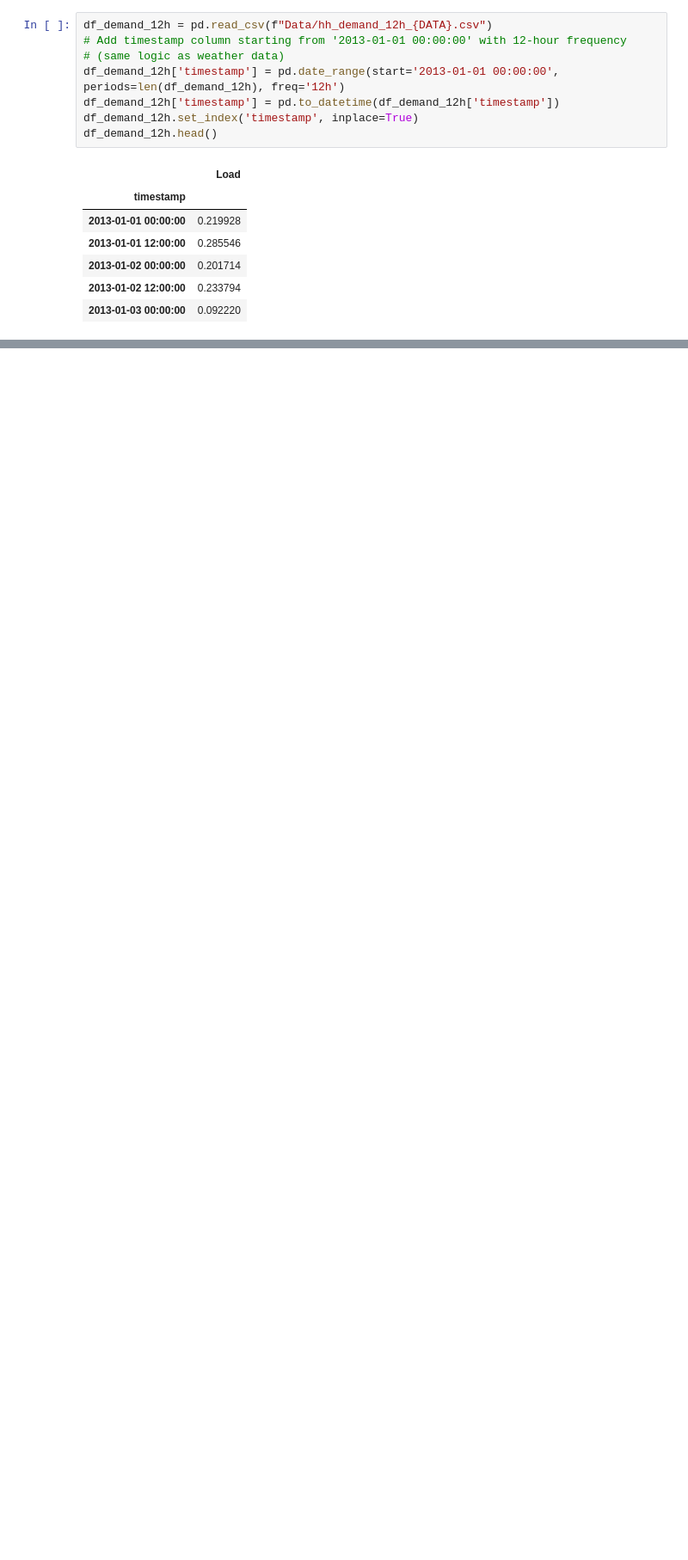
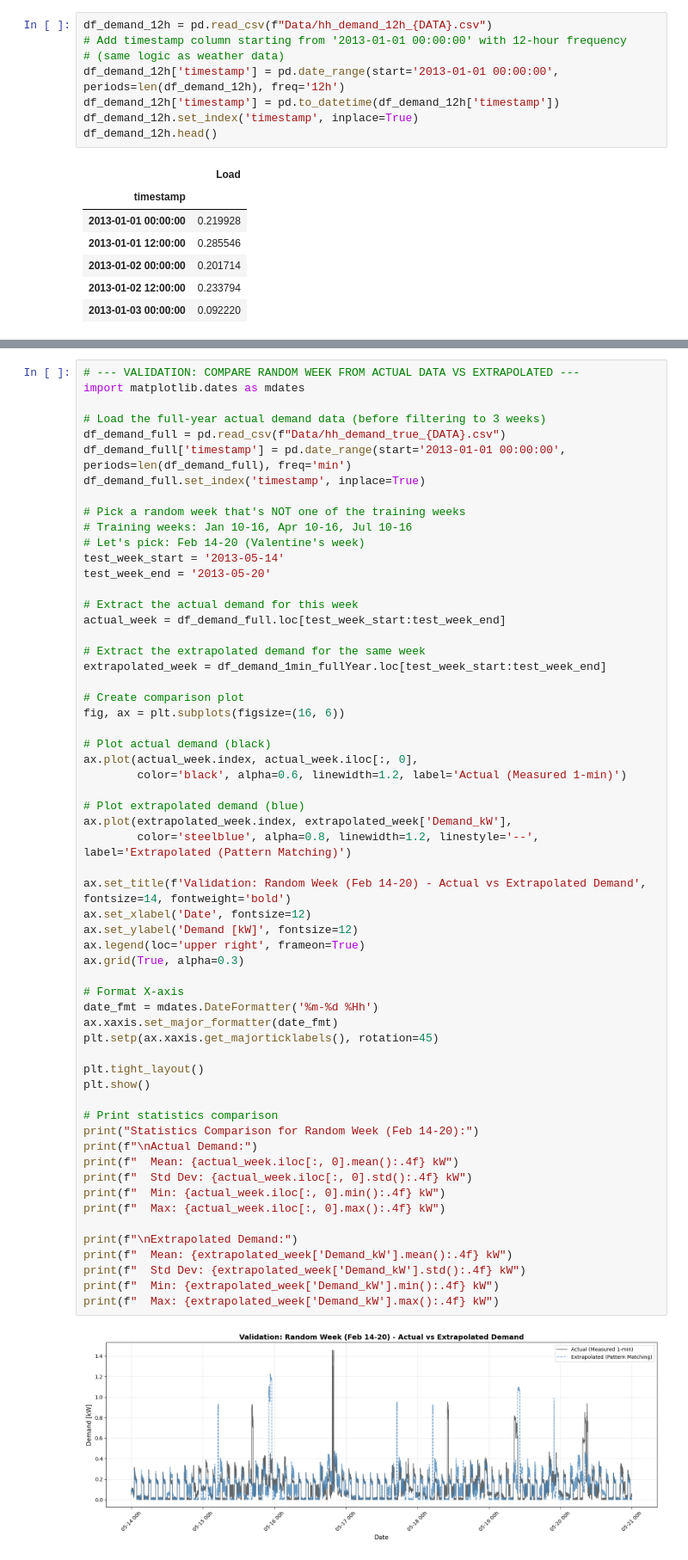
Before and after one commit to JontheFL/Optimal-Residential-Energy-System-Sizing, a Jupyter notebook: weather_and_demand_interpolation.ipynb, the cells around one changed output, grey strips where cells are left out. Shown at 86% size. Saved outputs shown, nothing was run; the diff lists cells and outputs as text; blank space fills up the shorter version.

```diff
--- a/weather_and_demand_interpolation.ipynb
+++ b/weather_and_demand_interpolation.ipynb
@@ -491,2 +528,63 @@ Extrapolated demand statistics (1-minute data):
 
 Note: Plot shows hourly averages for visualization. Underlying 1-minute data is preserved.
+# %%
+# --- VALIDATION: COMPARE RANDOM WEEK FROM ACTUAL DATA VS EXTRAPOLATED ---
+import matplotlib.dates as mdates
+
+# Load the full-year actual demand data (before filtering to 3 weeks)
+df_demand_full = pd.read_csv(f"Data/hh_demand_true_{DATA}.csv")
+df_demand_full['timestamp'] = pd.date_range(start='2013-01-01 00:00:00', periods=len(df_demand_full), freq='min')
+df_demand_full.set_index('timestamp', inplace=True)
+
+# Pick a random week that's NOT one of the training weeks
+# Training weeks: Jan 10-16, Apr 10-16, Jul 10-16
+# Let's pick: Feb 14-20 (Valentine's week)
+test_week_start = '2013-05-14'
+test_week_end = '2013-05-20'
+
+# Extract the actual demand for this week
+actual_week = df_demand_full.loc[test_week_start:test_week_end]
+
+# Extract the extrapolated demand for the same week
+extrapolated_week = df_demand_1min_fullYear.loc[test_week_start:test_week_end]
+
+# Create comparison plot
+fig, ax = plt.subplots(figsize=(16, 6))
+
+# Plot actual demand (black)
+ax.plot(actual_week.index, actual_week.iloc[:, 0],
+        color='black', alpha=0.6, linewidth=1.2, label='Actual (Measured 1-min)')
+
+# Plot extrapolated demand (blue)
+ax.plot(extrapolated_week.index, extrapolated_week['Demand_kW'],
+        color='steelblue', alpha=0.8, linewidth=1.2, linestyle='--', label='Extrapolated (Pattern Matching)')
+
+ax.set_title(f'Validation: Random Week (Feb 14-20) - Actual vs Extrapolated Demand', fontsize=14, fontweight='bold')
+ax.set_xlabel('Date', fontsize=12)
+ax.set_ylabel('Demand [kW]', fontsize=12)
+ax.legend(loc='upper right', frameon=True)
+ax.grid(True, alpha=0.3)
+
+# Format X-axis
+date_fmt = mdates.DateFormatter('%m-%d %Hh')
+ax.xaxis.set_major_formatter(date_fmt)
+plt.setp(ax.xaxis.get_majorticklabels(), rotation=45)
+
+plt.tight_layout()
+plt.show()
+
+# Print statistics comparison
+print("Statistics Comparison for Random Week (Feb 14-20):")
+print(f"\nActual Demand:")
+print(f"  Mean: {actual_week.iloc[:, 0].mean():.4f} kW")
+print(f"  Std Dev: {actual_week.iloc[:, 0].std():.4f} kW")
+print(f"  Min: {actual_week.iloc[:, 0].min():.4f} kW")
+print(f"  Max: {actual_week.iloc[:, 0].max():.4f} kW")
+
+print(f"\nExtrapolated Demand:")
+print(f"  Mean: {extrapolated_week['Demand_kW'].mean():.4f} kW")
+print(f"  Std Dev: {extrapolated_week['Demand_kW'].std():.4f} kW")
+print(f"  Min: {extrapolated_week['Demand_kW'].min():.4f} kW")
+print(f"  Max: {extrapolated_week['Demand_kW'].max():.4f} kW")
+# %% [output]
+[figure, added]
```
Also changed, not shown: parts of 8 cells of this notebook, 6 other files.
